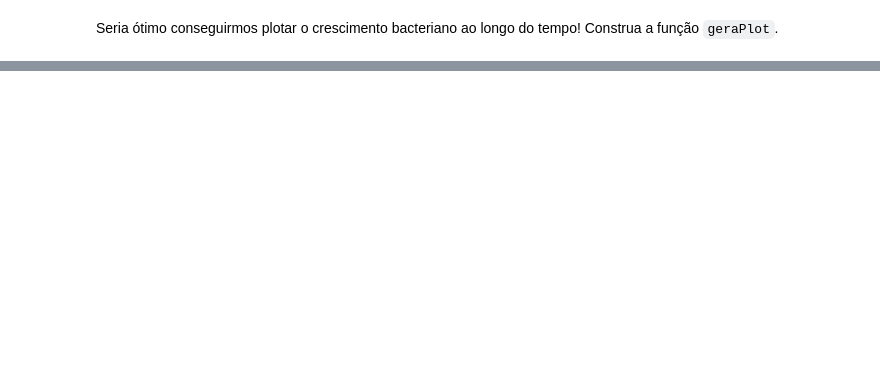
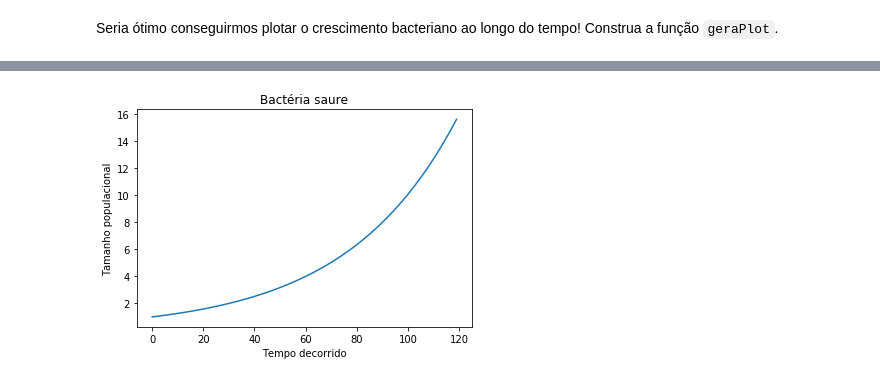
Before and after one commit to pedrosiracusa/curso_intro_prog_biol, a Jupyter notebook: projetos/baccalc.ipynb, the cells around one changed output, grey strips where cells are left out. Cells and saved outputs as stored; diff of their text form; code cells hidden in the pictures; blank space fills up the shorter version.

```diff
--- a/projetos/baccalc.ipynb
+++ b/projetos/baccalc.ipynb
@@ -74,0 +190,4 @@ def geraPlot( tempoFinal ):
+# %%
+geraPlot( tempoFinal=120, bac='saure' )
+# %% [output]
+[figure, added]
```
Also changed, not shown: parts of 18 cells of this notebook, 5 other files.
